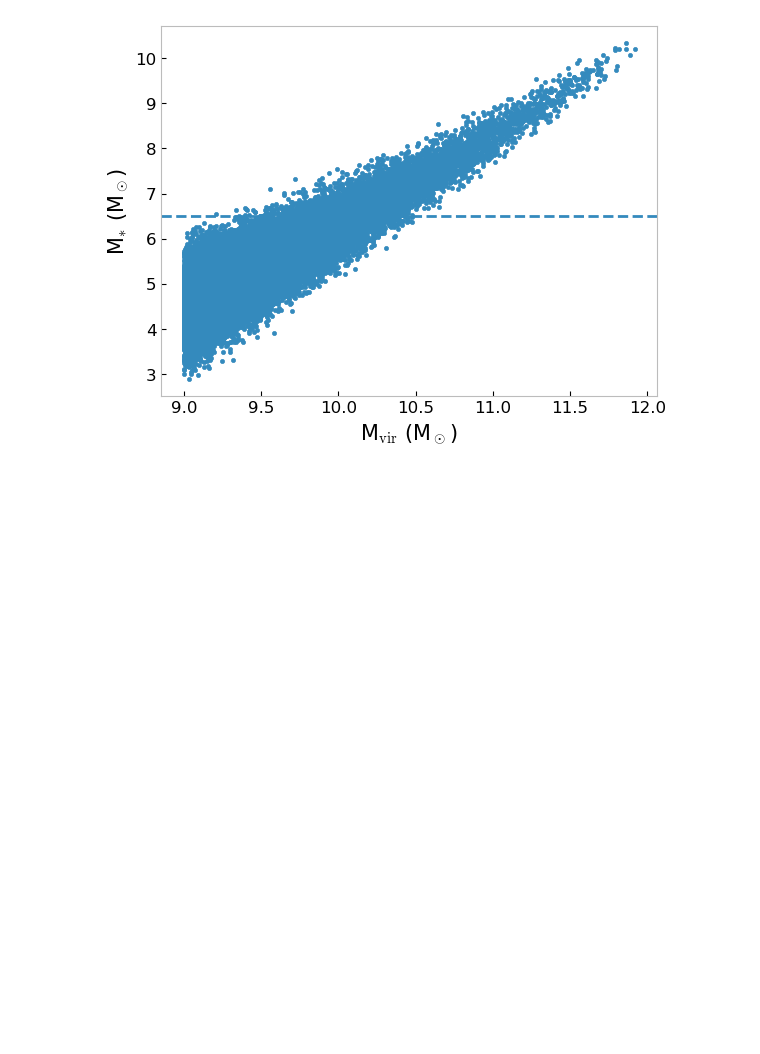
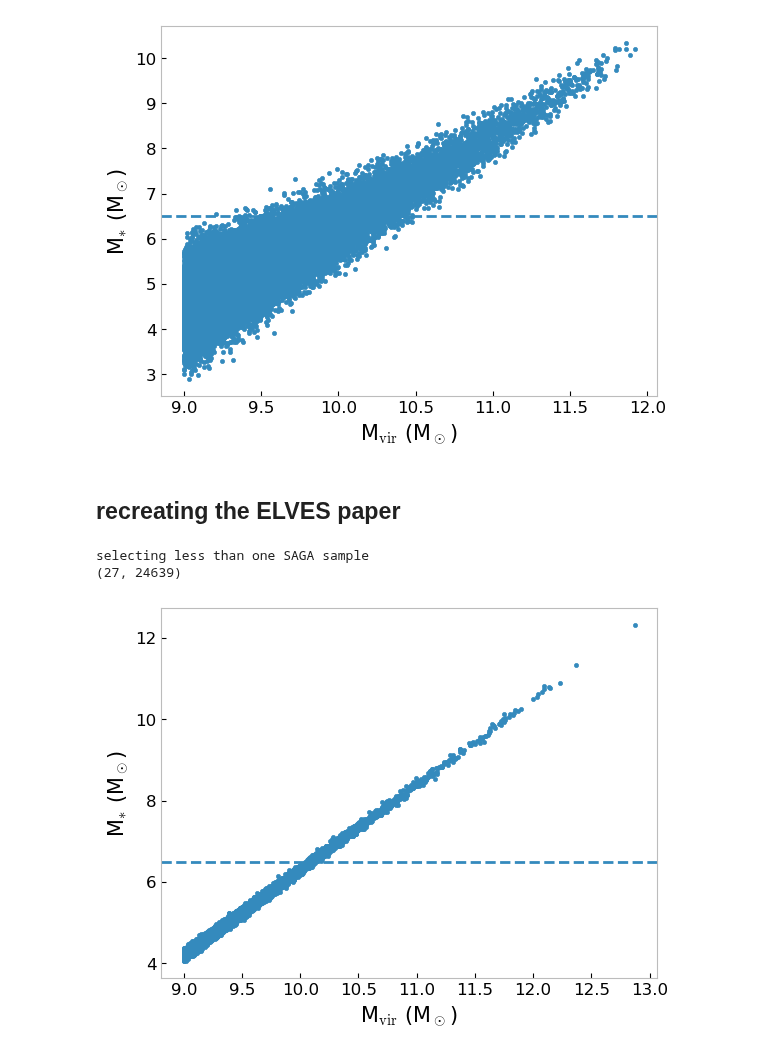
Before and after one commit to jsmonzon/SatGen, a Jupyter notebook: notebooks/paper/data_creation.ipynb, the cells around one changed output. Saved outputs shown, nothing was run; the diff lists cells and outputs as text; code cells hidden in the pictures; blank space fills up the shorter version.

```diff
--- a/notebooks/paper/data_creation.ipynb
+++ b/notebooks/paper/data_creation.ipynb
@@ -191,4 +191,17 @@ create.save_data()
 selecting more than one SAGA sample
 (1000, 1599)
 [figure]
+# %% [markdown]
+## recreating the ELVES paper
+# %%
+mock = [10.5, 2.1, 0.06, 0.0, 0.0, 0.0]
+index = 27.0
+
+create = jsm_models.MOCK_DATA(mock, "/Users/jsmonzon/Research/data/cross_host/", "/Users/jsmonzon/Research/SatGen/mcmc/ELVES-test/1st_model/", SAGA_ind = index)
+create.get_data_points(plot=True)
+create.save_data()
+# %% [output]
+selecting less than one SAGA sample
+(27, 24639)
+[figure, added]
 # %%
```
Also changed, not shown: parts of 1 cell of this notebook, 16 other files.
